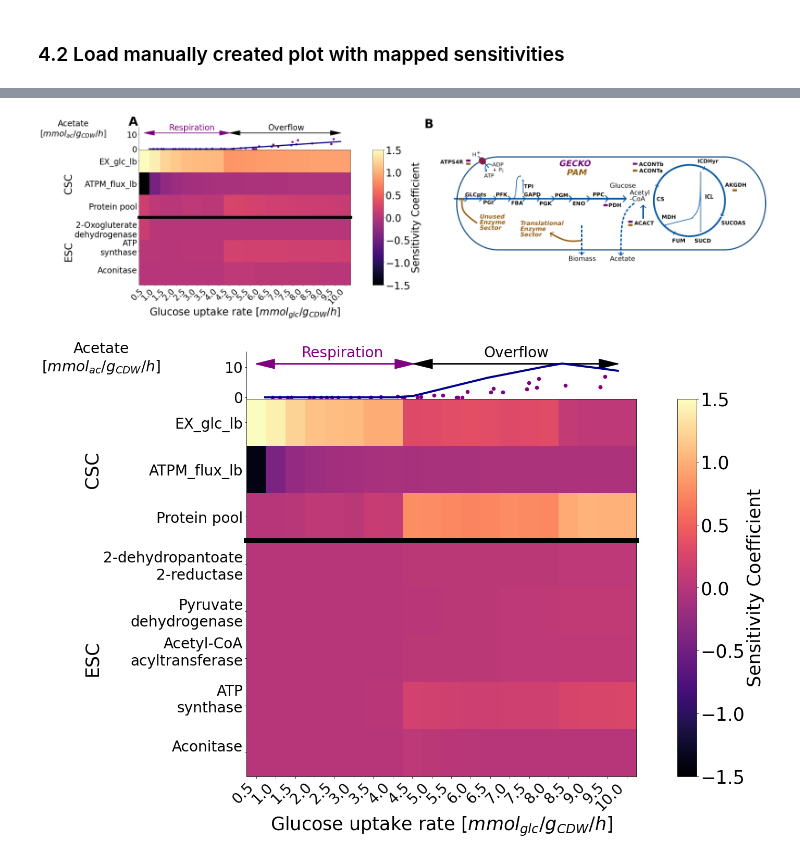
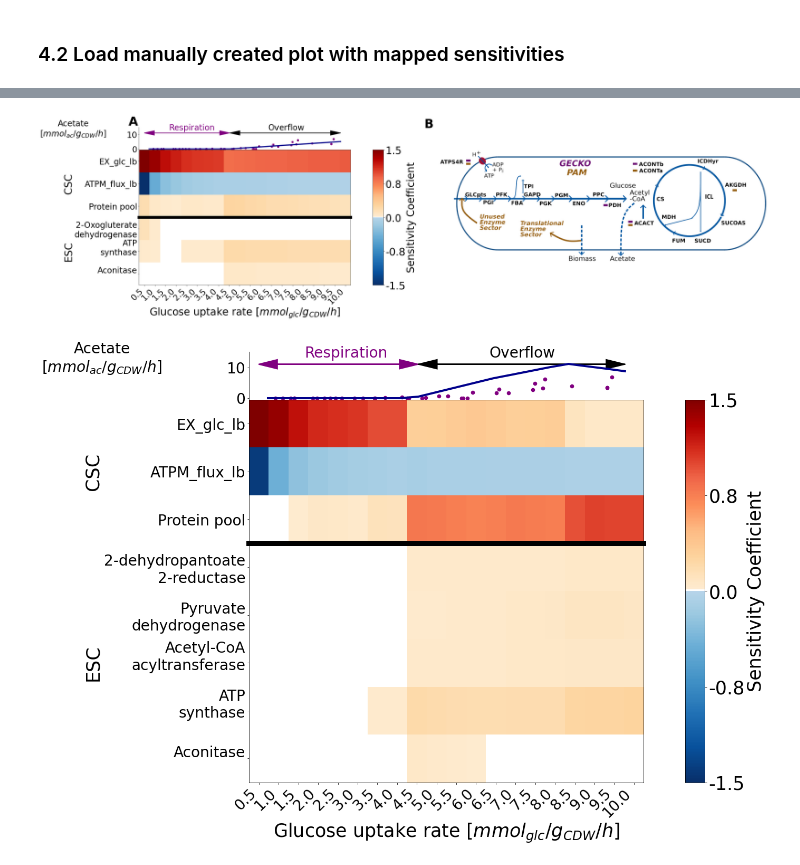
Before and after one commit to iAMB-RWTH-Aachen/PAModelpy, a Jupyter notebook: Figures/Figure2_sensitivities_gecko_pam.ipynb, the cells around one changed output, grey strips where cells are left out. Drawn from its saved outputs; the diff is of its cells as text; code cells hidden in the pictures.

```diff
--- a/Figures/Figure2_sensitivities_gecko_pam.ipynb
+++ b/Figures/Figure2_sensitivities_gecko_pam.ipynb
@@ -86,10 +87,30 @@ def parse_x_axis_heatmap(capacity_coeff, enzyme_coeff):
 # %%
 def make_heatmap_subfigure(results, csc_matrix, esc_matrix, x_csc, x_esc, yaxis, fig, grdspc,
                            ylabels = True, xlabels=False, cbar =True, title=None, fontsize = 16,
-                           vmin = -1.5, vmax = 1.5, annotate = None, phenotype_data = None,
-                           cmap = plt.cm.get_cmap('viridis')
+                           vmin = -1.5, vmax = 1.5, annotate = None, phenotype_data = None, cmap=None
+                           #cmap = plt.cm.get_cmap('viridis')
 ):
     # fig = plt.figure()
+    if cmap is None:
+        # Create separate colormaps for positive and negative values and a color for zero
+        colors_neg = plt.cm.Blues(np.linspace(1, 0.3, 128))
+#         colors_pos = plt.cm.PuOr(np.linspace(0.5, 1, 128))#plt.cm.Reds(np.linspace(0, 0.5, 128))
+#         colors_pos = plt.cm.PuOr(np.linspace(0.5, 0, 64))  # Use part of the PuOr colormap
+#         colors_pos = np.vstack((colors_pos, plt.cm.PuOr(np.linspace(0.5, 1, 64))))
+#         colors_pos = lighten_colormap(plt.cm.plasma)(np.linspace(0, 0.5, 64))  # Use part of the PuOr colormap
+#         colors_pos = np.vstack((colors_pos, plt.cm.plasma(np.linspace(0.5, 1, 64))))
+        colors_pos = plt.cm.OrRd(np.linspace(0.1,1, 128))#plt.cm.Reds(np.linspace(0, 0.5, 128))
+
+        colors_zero = np.array([[1,1,1, 1]])  # gray for zero
+
+        # Combine them into a single colormap
+        colors = np.vstack((colors_neg, colors_zero, colors_pos))
+        combined_cmap = mcolors.ListedColormap(colors, name='custom_cmap')
+
+        # Create a norm that handles the zero color properly
+        bounds = np.linspace(vmin, vmax, len(colors))
+        norm = mcolors.BoundaryNorm(bounds, combined_cmap.N)
+
 
     if cbar:
         gs = gridspec.GridSpecFromSubplotSpec(3, 2, width_ratios=[len(yaxis), 1],
@@ -184,7 +205,7 @@ def make_heatmap_subfigure(results, csc_matrix, esc_matrix, x_csc, x_esc, yaxis,
     if title is not None: acetate_ax.set_title(title, fontsize = fontsize*1.5)
 
     #CAC heatmap
-    im_csc = csc_ax.imshow(csc_matrix, aspect="auto", vmin = vmin, vmax =vmax, cmap = cmap)
+    im_csc = csc_ax.imshow(csc_matrix, aspect="auto", cmap=combined_cmap, norm=norm)
     csc_ax.set_yticks(np.arange(len(x_csc)), labels=x_csc, fontsize =fontsize)
     csc_ax.xaxis.set_visible(False)
     if ylabels:
@@ -197,7 +218,7 @@ def make_heatmap_subfigure(results, csc_matrix, esc_matrix, x_csc, x_esc, yaxis,
     csc_ax.spines[axis].set_zorder(0)
 
     #ESC heatmap
-    im_esc = esc_ax.imshow(esc_matrix, aspect="auto", vmin = vmin, vmax =vmax, cmap = cmap)
+    im_esc = esc_ax.imshow(esc_matrix, aspect="auto", cmap=combined_cmap, norm=norm)
     esc_ax.set_yticks(np.arange(len(x_esc)), labels=x_esc, fontsize =fontsize)
     esc_ax.set_xticks(np.arange(len(yaxis)),labels = yaxis, fontsize =fontsize, rotation=45, ha='right')
     if ylabels:
@@ -208,8 +229,8 @@ def make_heatmap_subfigure(results, csc_matrix, esc_matrix, x_csc, x_esc, yaxis,
     #colorbar
     if cbar:
         cbar_ax.xaxis.set_visible(False)
-        # cbar_ax.yaxis.set_visible(False)
-        make_scaled_colorbar(ax=cbar_ax, vmin=vmin, vmax=vmax, fig = fig, fontsize = fontsize*1.25, cmap = cmap)
+        make_scaled_colorbar(ax=cbar_ax, fig=fig, cmap=combined_cmap, norm=norm,
+                             vmin = vmin, vmax=vmax, fontsize=fontsize*1.25)
     # fig.set_figwidth(24)
     # fig.set_figheight(7)
     # fig.align_labels()
@@ -496,7 +469,7 @@ fontsize = 28
 width = 50
 height = 10
 # select colormap
-cmap = plt.cm.get_cmap('magma')
+cmap = None#plt.cm.get_cmap('magma')
 
 # gridspec inside gridspec
 fig = plt.figure(layout = 'constrained')
@@ -510,34 +483,34 @@ gs_figure = gs0[1]
 x_csc_label_pam = adjust_heatmap_labels(x_csc_nonzero_pam)
 x_esc_label_pam = adjust_heatmap_labels(x_esc_top5_pam)
 
 fig_pam = make_heatmap_subfigure(results = results_pam, csc_matrix=csc_nonzero_pam_t, esc_matrix =esc_top5_pam,
                                  ylabels = True, xlabels = True, x_csc=x_csc_label_pam, x_esc=x_esc_label_pam,
                                  yaxis = glc_uptake_rates, fig = fig, grdspc=gs_pam,
                                  annotate = 'A', phenotype_data = pt_data, fontsize = fontsize, cmap = cmap)
 fig_pam.subplots_adjust(left=0.3)
 #set common x axis title
 # fig_pam.xlabel('Glucose uptake rate [$mmol_{glc}/g_{CDW}/h$]', fontsize = fontsize*1.25)
 
 #add image
 
 ax_fig = fig.add_subplot(gs_figure)
 ax_fig.imshow(sensitivities_mapped)
 ax_fig.annotate('B', xy=(2, 1), xycoords='data',
              xytext=(-0.05,1.30), textcoords='axes fraction',
              va='top', ha='left', fontsize = fontsize*1.5, weight = 'bold')
 ax_fig.axis('off')
 ax_fig.set_xticks([])
 ax_fig.set_yticks([])
 
 plt.plasma()
 fig.subplots_adjust(left=0.3)
 fig.set_figwidth(width)
 fig.set_figheight(height)
 fig.align_labels()
 
 fig.savefig('Figures/Figure2_sensitivities_pam.png', dpi =200,bbox_inches='tight')
 # %% [output]
-[figure, old version]
+[figure, new version]
 # %%
 fontsize = 28
 width = 20
@@ -566,4 +539,4 @@ fig.align_labels()
 
 fig.savefig('Figures/SuppFigure2_sensitivities_gecko.png', dpi =200,bbox_inches='tight')
 # %% [output]
-[figure, old version]
+[figure, new version]
```
Also changed, not shown: parts of 6 cells of this notebook, 19 other files.
